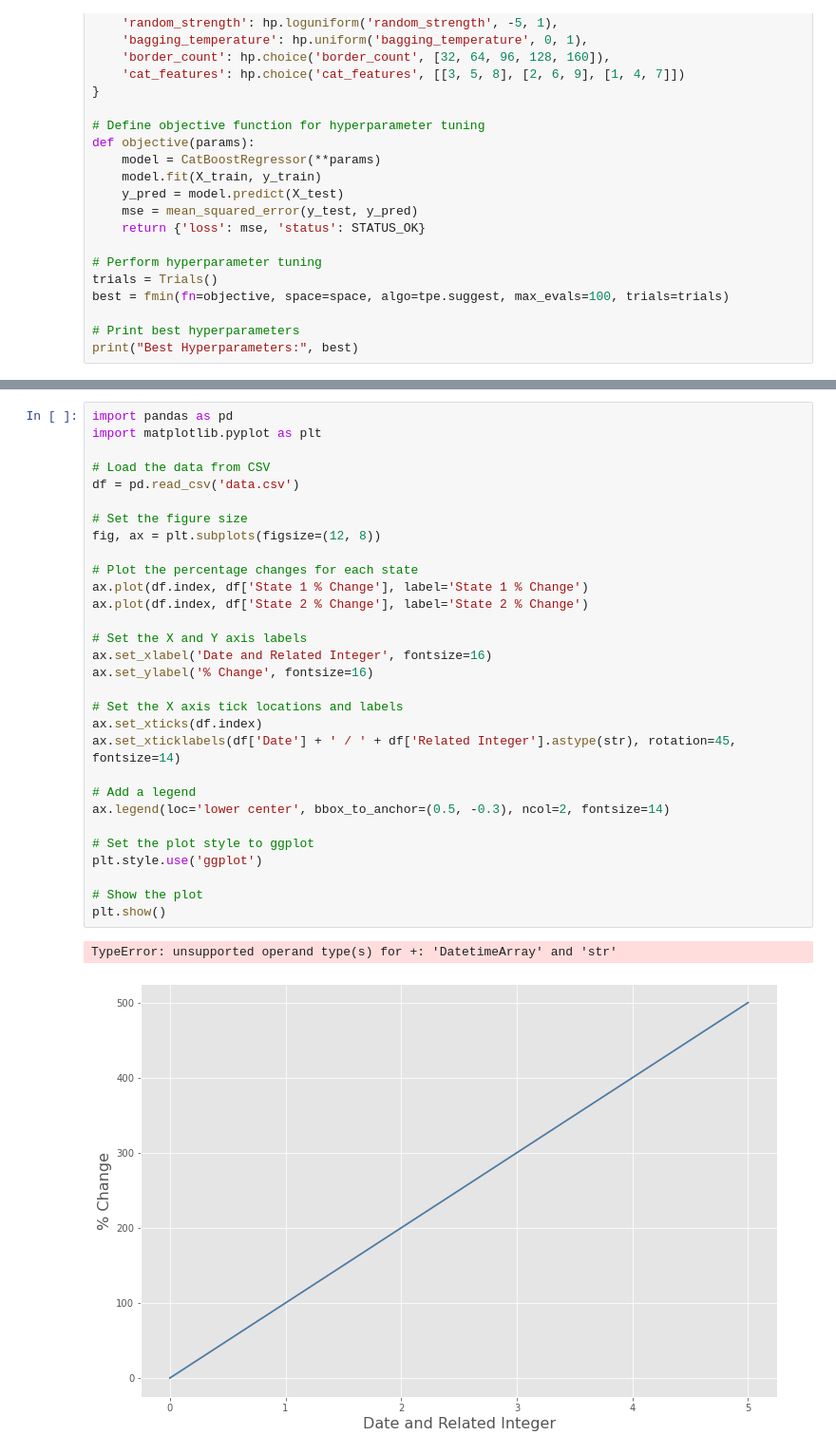
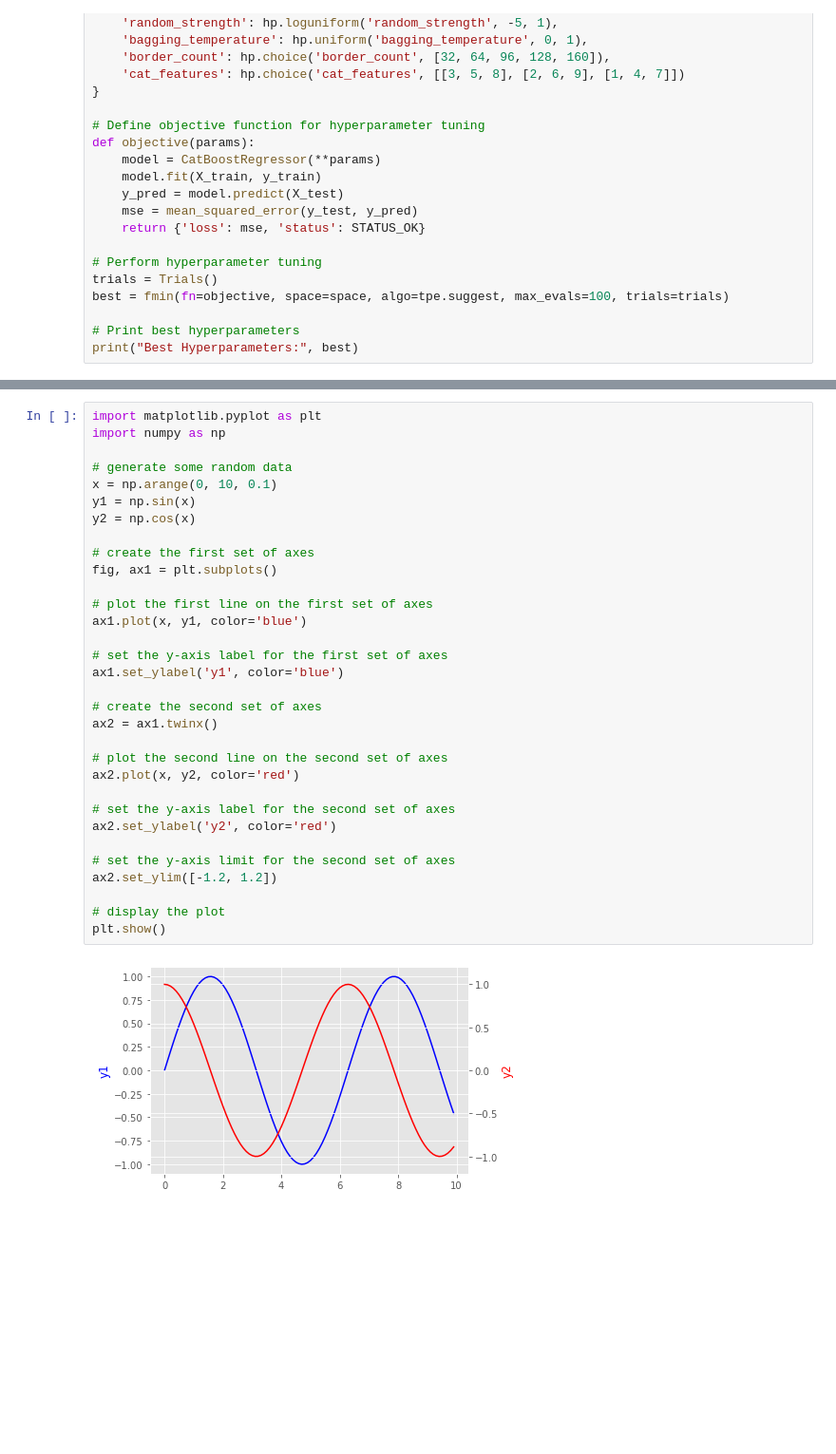
Before and after one commit to zivzach/Personal, a Jupyter notebook: Notepad.ipynb, the cells around one changed output, grey strips where cells are left out. Shown at 95% size. Saved outputs shown, nothing was run; the diff lists cells and outputs as text; blank space fills up the shorter version.

```diff
--- a/Notepad.ipynb
+++ b/Notepad.ipynb
@@ -380,33 +249,34 @@ plt.show()
-# %%
-import pandas as pd
-import matplotlib.pyplot as plt
-
-# Load the data from CSV
-df = pd.read_csv('data.csv')
-
-# Set the figure size
-fig, ax = plt.subplots(figsize=(12, 8))
-
-# Plot the percentage changes for each state
-ax.plot(df.index, df['State 1 % Change'], label='State 1 % Change')
-ax.plot(df.index, df['State 2 % Change'], label='State 2 % Change')
-
-# Set the X and Y axis labels
-ax.set_xlabel('Date and Related Integer', fontsize=16)
-ax.set_ylabel('% Change', fontsize=16)
-
-# Set the X axis tick locations and labels
-ax.set_xticks(df.index)
-ax.set_xticklabels(df['Date'] + ' / ' + df['Related Integer'].astype(str), rotation=45, fontsize=14)
-
-# Add a legend
-ax.legend(loc='lower center', bbox_to_anchor=(0.5, -0.3), ncol=2, fontsize=14)
-
-# Set the plot style to ggplot
-plt.style.use('ggplot')
-
-# Show the plot
-plt.show()
-# %% [output]
-TypeError: unsupported operand type(s) for +: 'DatetimeArray' and 'str'
-[figure, removed]
+# %%
+import matplotlib.pyplot as plt
+import numpy as np
+
+# generate some random data
+x = np.arange(0, 10, 0.1)
+y1 = np.sin(x)
+y2 = np.cos(x)
+
+# create the first set of axes
+fig, ax1 = plt.subplots()
+
+# plot the first line on the first set of axes
+ax1.plot(x, y1, color='blue')
+
+# set the y-axis label for the first set of axes
+ax1.set_ylabel('y1', color='blue')
+
+# create the second set of axes
+ax2 = ax1.twinx()
+
+# plot the second line on the second set of axes
+ax2.plot(x, y2, color='red')
+
+# set the y-axis label for the second set of axes
+ax2.set_ylabel('y2', color='red')
+
+# set the y-axis limit for the second set of axes
+ax2.set_ylim([-1.2, 1.2])
+
+# display the plot
+plt.show()
+# %% [output]
+[figure, added]
```
Also changed, not shown: parts of 4 cells of this notebook.
